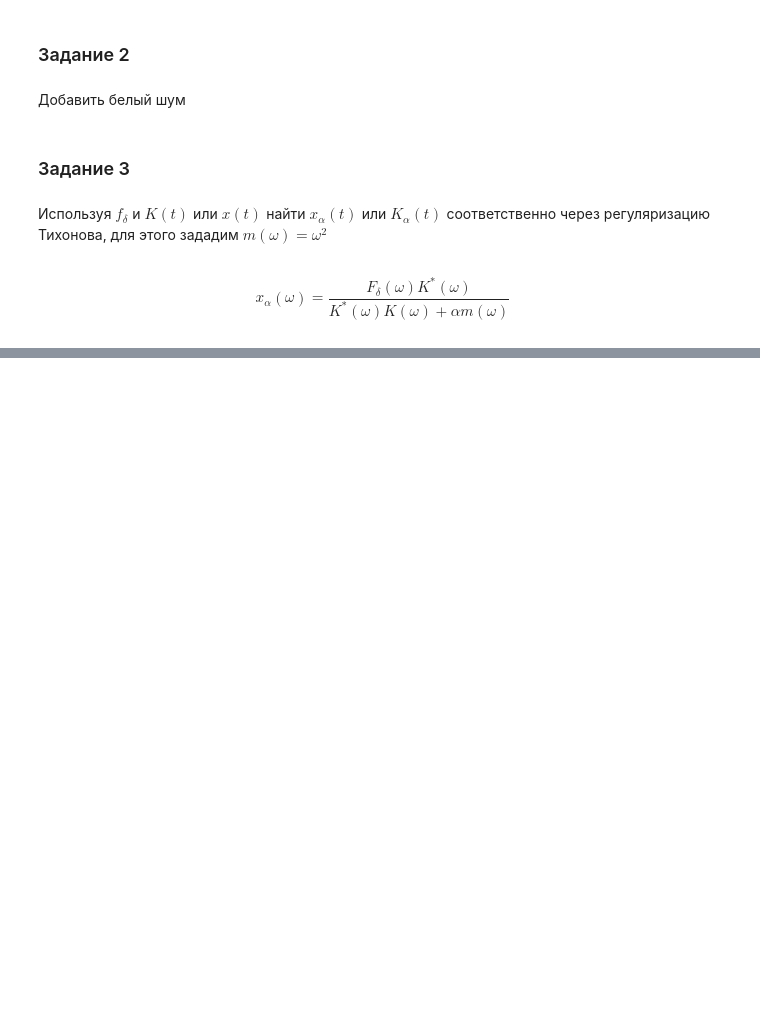
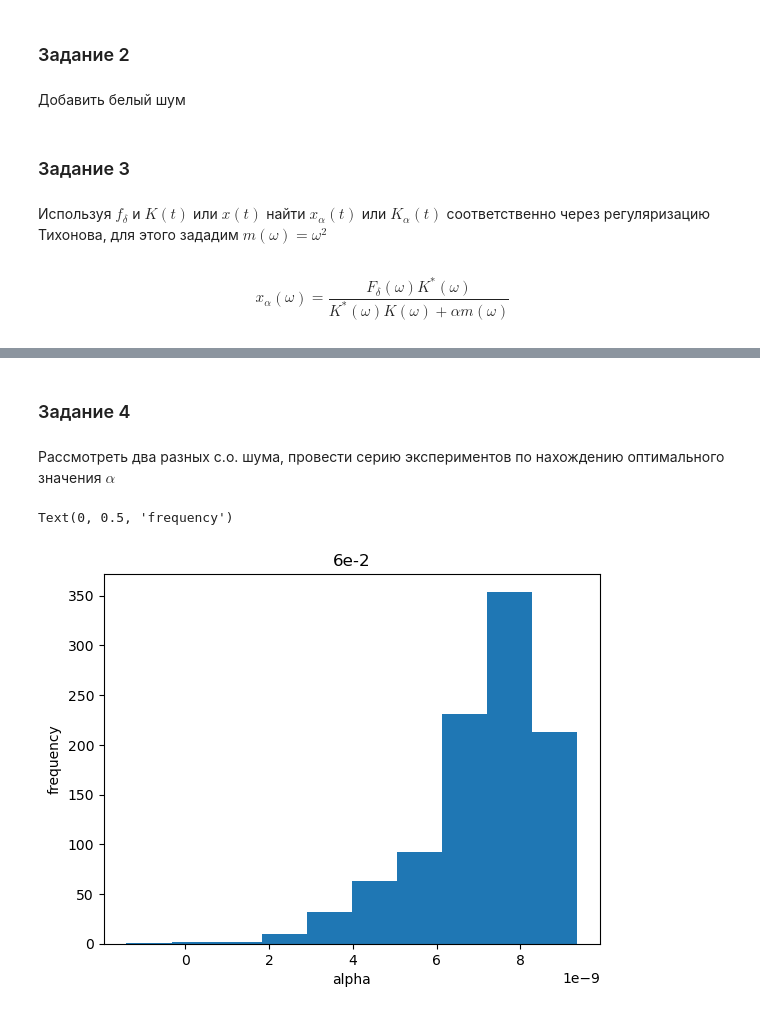
Before and after one commit to EHAT32/inverse, a Jupyter notebook: 23_9/lab_conv.ipynb, the cells around one changed output, grey strips where cells are left out. Drawn from its saved outputs; the diff is of its cells as text; code cells hidden in the pictures; blank space fills up the shorter version.

```diff
--- a/23_9/lab_conv.ipynb
+++ b/23_9/lab_conv.ipynb
@@ -71,0 +72,15 @@ plt.plot(t_ax, x_t(t_ax))
+# %% [markdown]
+### Задание 4
+# %% [markdown]
+Рассмотреть два разных с.о. шума, провести серию экспериментов по нахождению оптимального значения $\alpha$
+# %%
+sigma_1 = np.load('C:/python/inverse/23_9/sigma_1_e_1.npy')
+sigma_2 = np.load('C:/python/inverse/23_9/sigma_6_e_2.npy')
+# %%
+plt.hist(sigma_2)
+plt.title('6e-2')
+plt.xlabel('alpha')
+plt.ylabel('frequency')
+# %% [output]
+Text(0, 0.5, 'frequency')
+[figure, added]
```
Also changed, not shown: parts of 7 cells of this notebook, 7 other files.
